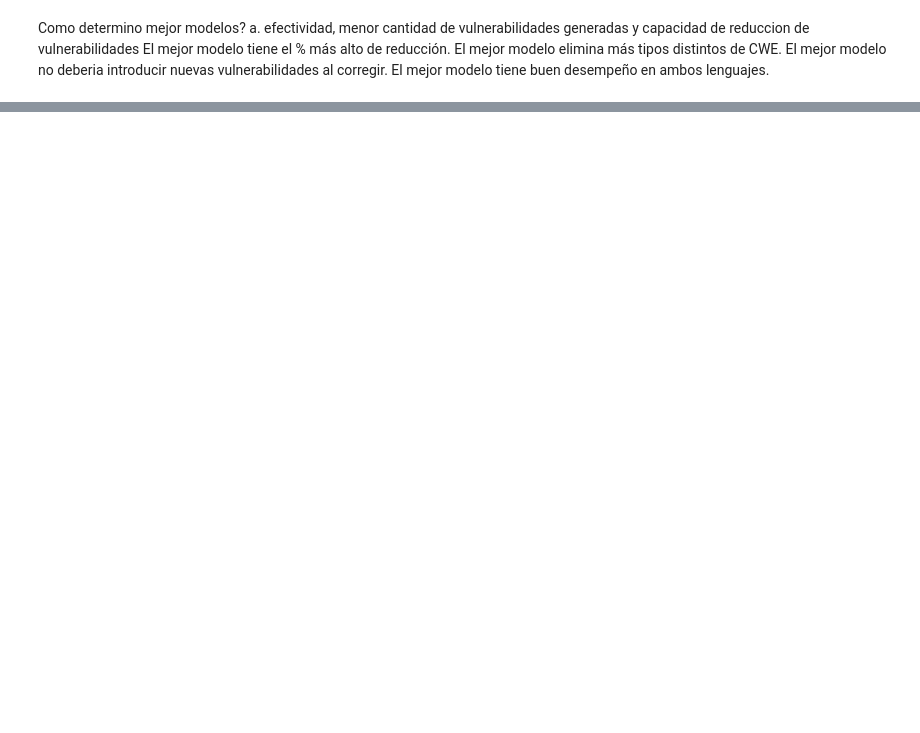
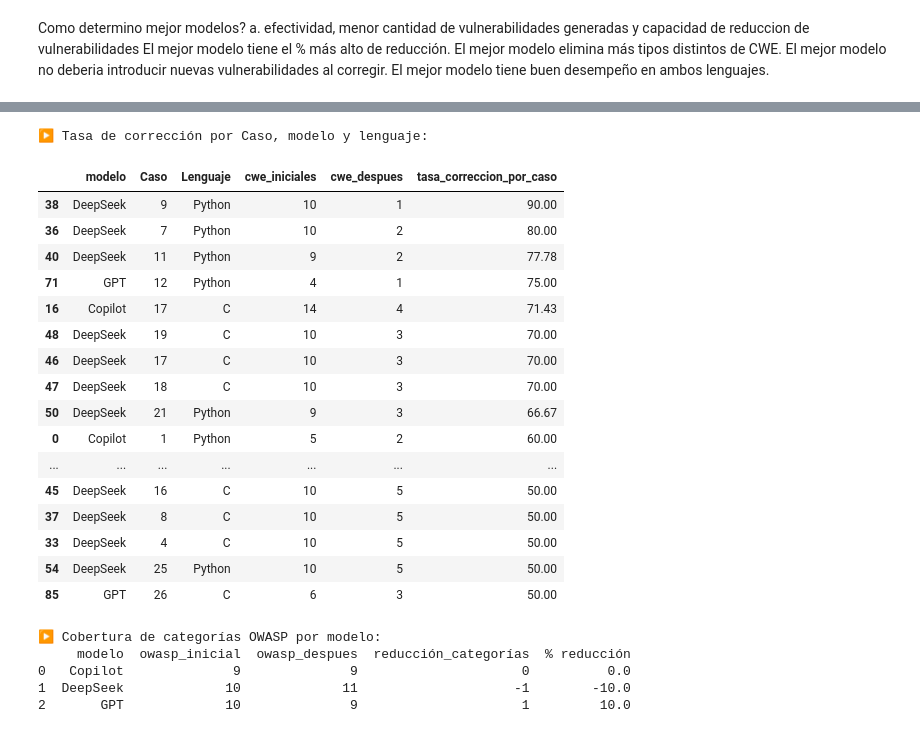
Before and after one commit to jmRiveraLR/Comparacion_Codigo_Generado_seguridad, a Jupyter notebook: src/analisis/analisis.ipynb, the cells around one changed output, grey strips where cells are left out. Cells and saved outputs as stored; diff of their text form; code cells hidden in the pictures; blank space fills up the shorter version.

```diff
--- a/src/analisis/analisis.ipynb
+++ b/src/analisis/analisis.ipynb
@@ -501,0 +882,69 @@ El mejor modelo tiene buen desempeño en ambos lenguajes.
+# %%
+# CWE únicos por modelo, Caso y Lenguaje antes de la corrección
+cwe_por_caso_generado = (
+    df_generado.groupby(['modelo', 'Caso', 'Lenguaje'])['CWE ID']
+    .nunique()
+    .reset_index(name='cwe_iniciales')
+)
+
+# CWE únicos por modelo, Caso y Lenguaje después de la corrección
+cwe_por_caso_correccion = (
+    df_correccion.groupby(['modelo', 'Caso', 'Lenguaje'])['CWE ID']
+    .nunique()
+    .reset_index(name='cwe_despues')
+)
+
+# Combinar ambos DataFrames
+comparacion_casos = pd.merge(
+    cwe_por_caso_generado,
+    cwe_por_caso_correccion,
+    on=['modelo', 'Caso', 'Lenguaje'],
+    how='left'
+)
+
+# Calcular tasa de corrección por caso
+comparacion_casos['tasa_correccion_por_caso'] = (
+    100 * (1 - comparacion_casos['cwe_despues'] / comparacion_casos['cwe_iniciales'])
+).round(2)
+
+# Si no hay vulnerabilidades en la corrección, asignar tasa 100%
+comparacion_casos['tasa_correccion_por_caso'] = comparacion_casos['tasa_correccion_por_caso'].fillna(100.0)
+
+# Mostrar resultados ordenados por tasa de corrección descendente
+comparacion_casos_ordenado = comparacion_casos.sort_values(by='tasa_correccion_por_caso', ascending=False)
+
+print("▶ Tasa de corrección por Caso, modelo y lenguaje:")
+comparacion_casos_ordenado.head(20)
+# %% [output]
+▶ Tasa de corrección por Caso, modelo y lenguaje:
+|  | modelo | Caso | Lenguaje | cwe_iniciales | cwe_despues | tasa_correccion_por_caso |
+| 38 | DeepSeek | 9 | Python | 10 | 1 | 90.00 |
+| 36 | DeepSeek | 7 | Python | 10 | 2 | 80.00 |
+| 40 | DeepSeek | 11 | Python | 9 | 2 | 77.78 |
+| 71 | GPT | 12 | Python | 4 | 1 | 75.00 |
+| 16 | Copilot | 17 | C | 14 | 4 | 71.43 |
+| 48 | DeepSeek | 19 | C | 10 | 3 | 70.00 |
+| 46 | DeepSeek | 17 | C | 10 | 3 | 70.00 |
+| 47 | DeepSeek | 18 | C | 10 | 3 | 70.00 |
+| 50 | DeepSeek | 21 | Python | 9 | 3 | 66.67 |
+| 0 | Copilot | 1 | Python | 5 | 2 | 60.00 |
+| ... | ... | ... | ... | ... | ... | ... |
+| 45 | DeepSeek | 16 | C | 10 | 5 | 50.00 |
+| 37 | DeepSeek | 8 | C | 10 | 5 | 50.00 |
+| 33 | DeepSeek | 4 | C | 10 | 5 | 50.00 |
+| 54 | DeepSeek | 25 | Python | 10 | 5 | 50.00 |
+| 85 | GPT | 26 | C | 6 | 3 | 50.00 |
+# %%
+owasp_antes = df_generado.groupby('modelo')['OWASP Top 10 (2021)'].nunique().reset_index(name='owasp_inicial')
+owasp_despues = df_correccion.groupby('modelo')['OWASP Top 10 (2021)'].nunique().reset_index(name='owasp_despues')
+cobertura = pd.merge(owasp_antes, owasp_despues, on='modelo')
+cobertura['reducción_categorías'] = cobertura['owasp_inicial'] - cobertura['owasp_despues']
+cobertura['% reducción'] = (cobertura['reducción_categorías'] / cobertura['owasp_inicial']) * 100
+print("\n▶ Cobertura de categorías OWASP por modelo:")
+print(cobertura[['modelo', 'owasp_inicial', 'owasp_despues', 'reducción_categorías', '% reducción']])
+# %% [output]
+▶ Cobertura de categorías OWASP por modelo:
+     modelo  owasp_inicial  owasp_despues  reducción_categorías  % reducción
+0   Copilot              9              9                     0          0.0
+1  DeepSeek             10             11                    -1        -10.0
+2       GPT             10              9                     1         10.0
```
Also changed, not shown: parts of 61 cells of this notebook, 2 other files.
